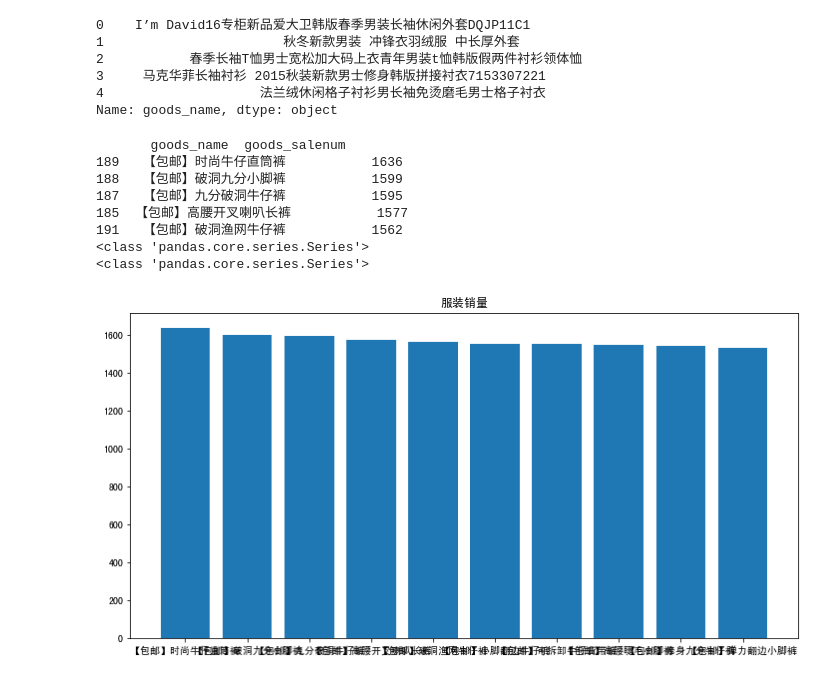
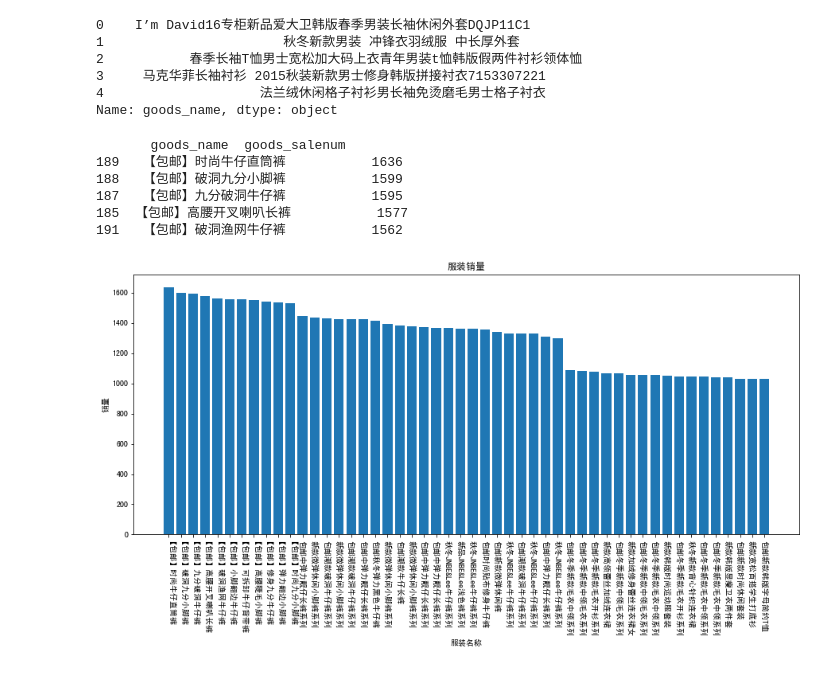
Before and after one commit to jasonzhang1986/DataAnalysis, a Jupyter notebook: ex_proj/test.ipynb, the cells around one changed output. Saved outputs shown, nothing was run; the diff lists cells and outputs as text; code cells hidden in the pictures.

```diff
--- a/ex_proj/test.ipynb
+++ b/ex_proj/test.ipynb
@@ -24,28 +24,25 @@ print(df['goods_name'].head())
 Name: goods_name, dtype: object
 # %%
 plt.rcParams['font.sans-serif'] = ['SimHei']  # 用来正常显示中文标签
-fig_1 = plt.figure(figsize=(12, 6))
+fig_1 = plt.figure(figsize=(15, 6))
 plt.title('服装销量')
 data = df[['goods_name', 'goods_salenum']]
 data = data.sort_values(by = ['goods_salenum'], ascending=False)
 print(data.head())
-x = data['goods_name'][:10]
-# print(index.head())
-# print(type(data))
-y = data['goods_salenum'][:10]
-print(type(x))
-print(type(y))
+x = data['goods_name'][:50]
+y = data['goods_salenum'][:50]
 
-plt.bar(range(10), y, tick_label=x)
-# plt.bar(range(10), data['goods_salesnum'][:10], tick_label=index, color='gray')
+plt.bar(range(50), y, tick_label=x)
+plt.xticks(rotation=270)
+plt.xlabel('服装名称')
+plt.ylabel('销量')
+# plt.grid(True)
 plt.show()
 # %% [output]
        goods_name  goods_salenum
 189   【包邮】时尚牛仔直筒裤           1636
 188   【包邮】破洞九分小脚裤           1599
 187   【包邮】九分破洞牛仔裤           1595
 185  【包邮】高腰开叉喇叭长裤           1577
 191   【包邮】破洞渔网牛仔裤           1562
-<class 'pandas.core.series.Series'>
-<class 'pandas.core.series.Series'>
-[figure, old version]
+[figure, new version]
```
Also changed, not shown: parts of 1 cell of this notebook.
